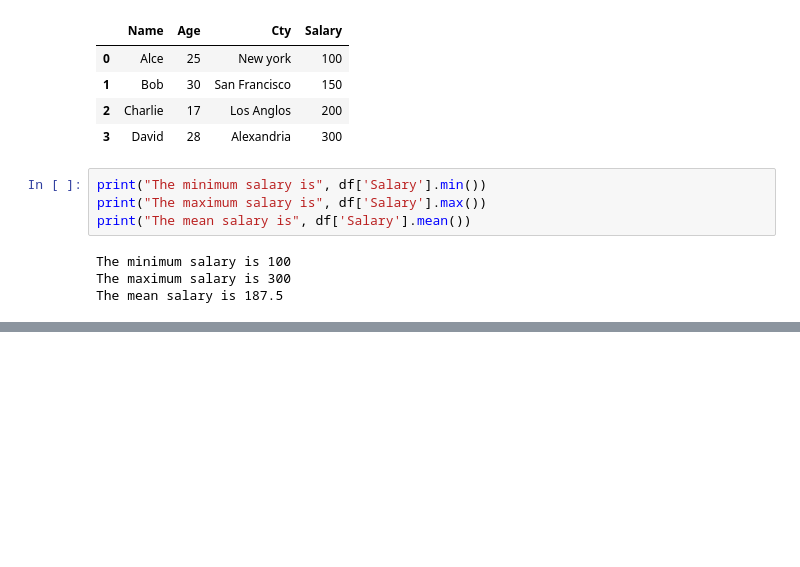
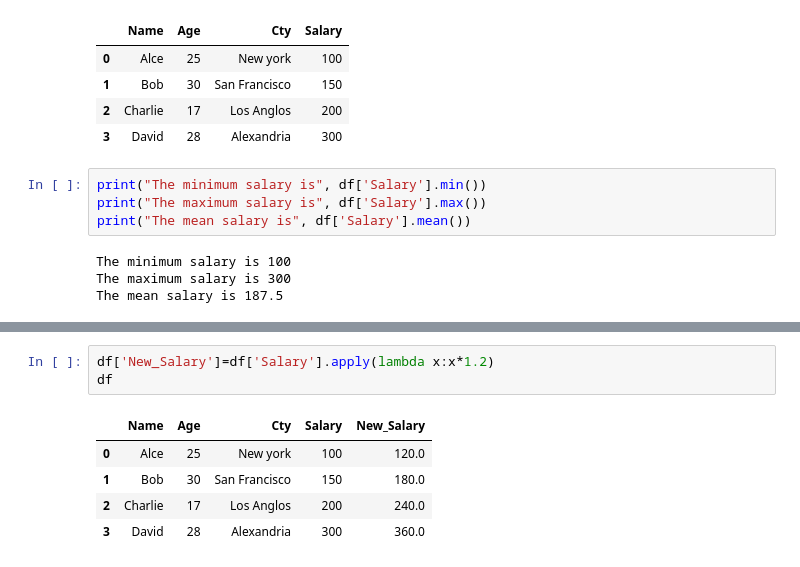
Before and after one commit to 202130582/AI-2024, a Jupyter notebook: AI_lab3.ipynb, the cells around one changed output, grey strips where cells are left out. Saved outputs shown, nothing was run; the diff lists cells and outputs as text; blank space fills up the shorter version.

```diff
--- a/AI_lab3.ipynb
+++ b/AI_lab3.ipynb
@@ -28,0 +78,9 @@ The mean salary is 187.5
+# %%
+df['New_Salary']=df['Salary'].apply(lambda x:x*1.2)
+df
+# %% [output]
+|  | Name | Age | Cty | Salary | New_Salary |
+| 0 | Alce | 25 | New york | 100 | 120.0 |
+| 1 | Bob | 30 | San Francisco | 150 | 180.0 |
+| 2 | Charlie | 17 | Los Anglos | 200 | 240.0 |
+| 3 | David | 28 | Alexandria | 300 | 360.0 |
```
Also changed, not shown: parts of 11 cells of this notebook.
